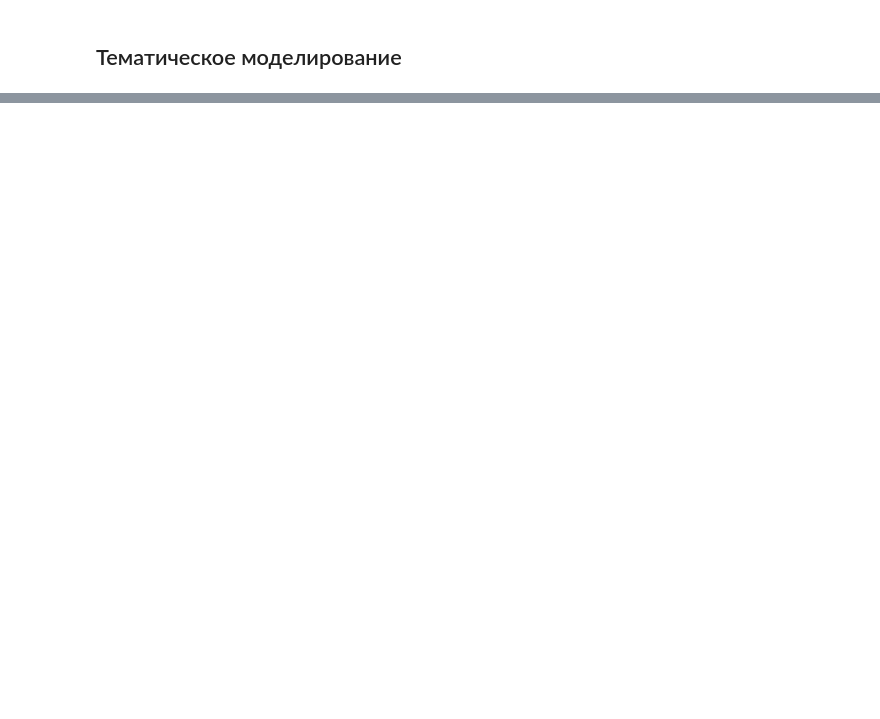
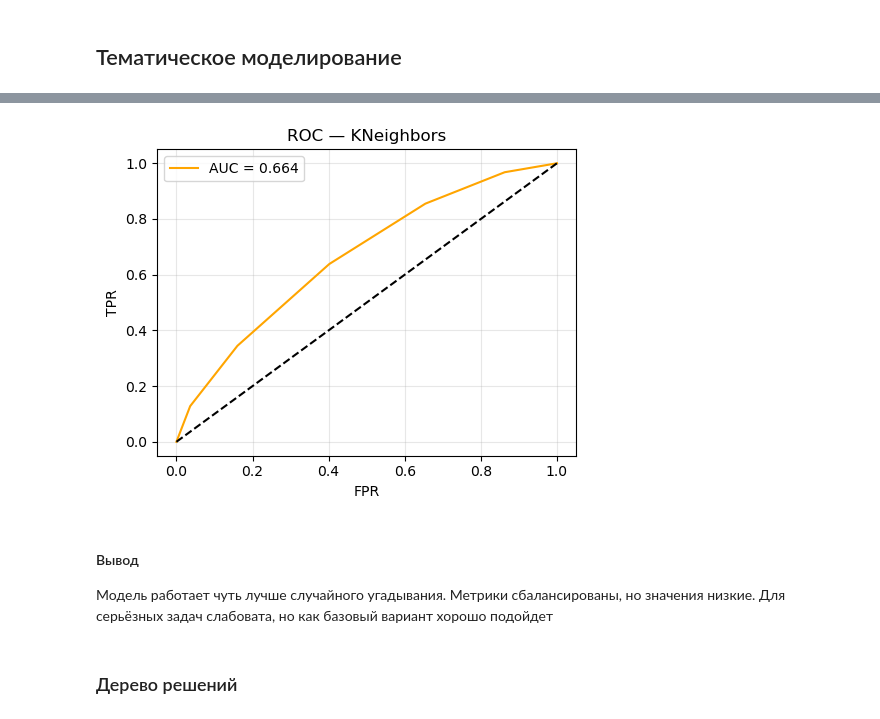
Before and after one commit to Arkturiuso/MLTeamProject, a Jupyter notebook: TwitterPosts.ipynb, the cells around one changed output, grey strips where cells are left out. Cells and saved outputs as stored; diff of their text form; code cells hidden in the pictures; blank space fills up the shorter version.

```diff
--- a/TwitterPosts.ipynb
+++ b/TwitterPosts.ipynb
@@ -205,0 +287,14 @@ print_topics(nmf_neg, vectorizer.get_feature_names_out())
+# %%
+fpr, tpr, _ = roc_curve(y_test, knn_probs, pos_label=1)
+plt.figure(figsize=(5, 4))
+plt.plot(fpr, tpr, label=f"AUC = {auc(fpr, tpr):.3f}", color="orange")
+plt.plot([0, 1], [0, 1], "k--")
+plt.xlabel("FPR"); plt.ylabel("TPR"); plt.title("ROC — KNeighbors")
+plt.legend(); plt.grid(alpha=0.3); plt.tight_layout(); plt.show()
+# %% [output]
+[figure, added]
+# %% [markdown]
+#### Вывод
+Модель работает чуть лучше случайного угадывания. Метрики сбалансированы, но значения низкие. Для серьёзных задач слабовата, но как базовый вариант хорошо подойдет
+# %% [markdown]
+### Дерево решений
```
Also changed, not shown: parts of 32 cells of this notebook, 2 other files.
